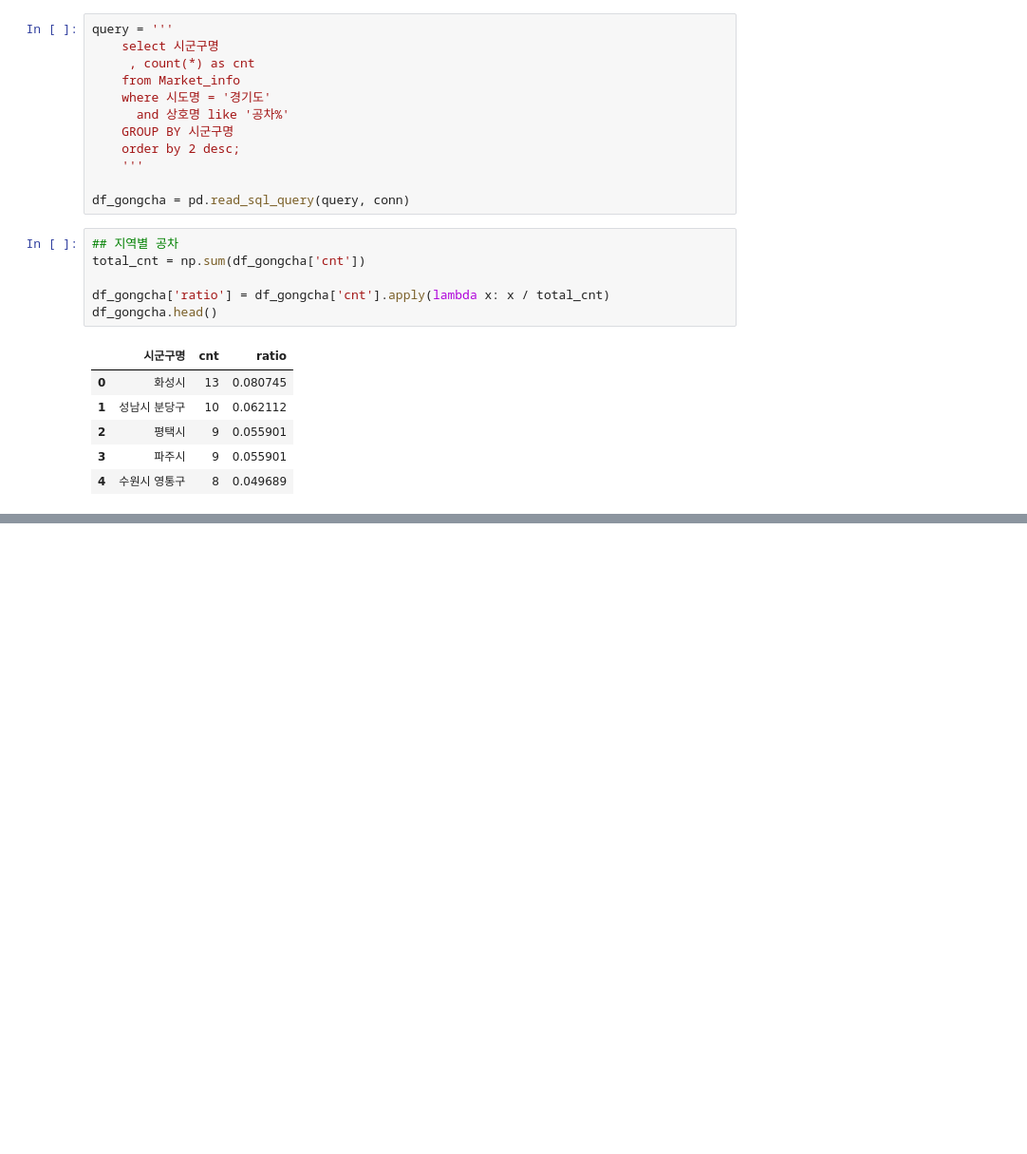
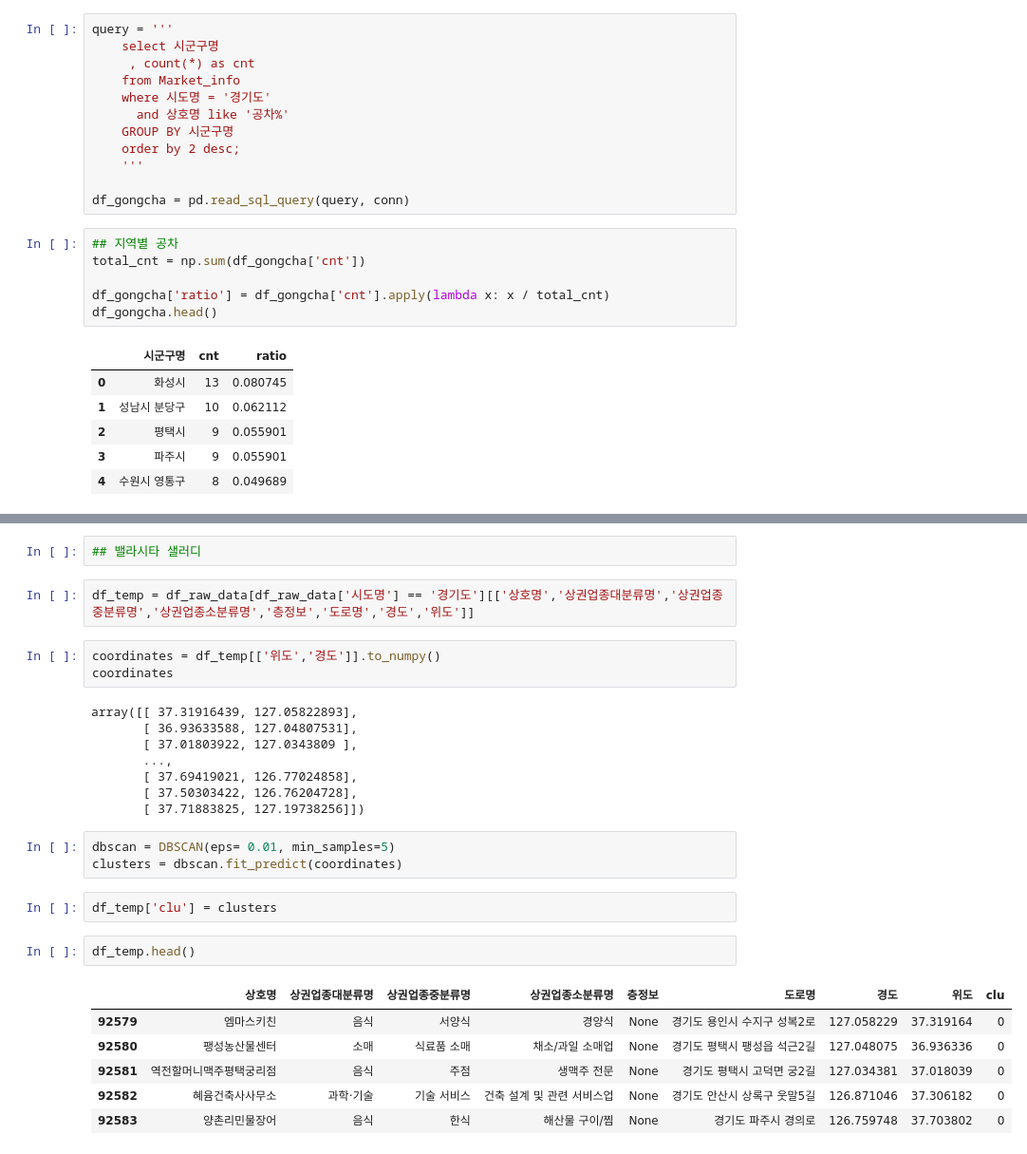
Before and after one commit to young2good/analysis_repo, a Jupyter notebook: temp_market_analysis.ipynb, the cells around one changed output, grey strips where cells are left out. Shown at 95% size. Saved outputs shown, nothing was run; the diff lists cells and outputs as text; blank space fills up the shorter version.

```diff
--- a/temp_market_analysis.ipynb
+++ b/temp_market_analysis.ipynb
@@ -137,0 +197,29 @@ df_gongcha.head()
+# %%
+## 밸라시타 샐러디
+# %%
+df_temp = df_raw_data[df_raw_data['시도명'] == '경기도'][['상호명','상권업종대분류명','상권업종중분류명','상권업종소분류명','층정보','도로명','경도','위도']]
+# %%
+coordinates = df_temp[['위도','경도']].to_numpy()
+coordinates
+# %% [output]
+array([[ 37.31916439, 127.05822893],
+       [ 36.93633588, 127.04807531],
+       [ 37.01803922, 127.0343809 ],
+       ...,
+       [ 37.69419021, 126.77024858],
+       [ 37.50303422, 126.76204728],
+       [ 37.71883825, 127.19738256]])
+# %%
+dbscan = DBSCAN(eps= 0.01, min_samples=5)
+clusters = dbscan.fit_predict(coordinates)
+# %%
+df_temp['clu'] = clusters
+# %%
+df_temp.head()
+# %% [output]
+|  | 상호명 | 상권업종대분류명 | 상권업종중분류명 | 상권업종소분류명 | 층정보 | 도로명 | 경도 | 위도 | clu |
+| 92579 | 엠마스키친 | 음식 | 서양식 | 경양식 | None | 경기도 용인시 수지구 성복2로 | 127.058229 | 37.319164 | 0 |
+| 92580 | 팽성농산물센터 | 소매 | 식료품 소매 | 채소/과일 소매업 | None | 경기도 평택시 팽성읍 석근2길 | 127.048075 | 36.936336 | 0 |
+| 92581 | 역전할머니맥주평택궁리점 | 음식 | 주점 | 생맥주 전문 | None | 경기도 평택시 고덕면 궁2길 | 127.034381 | 37.018039 | 0 |
+| 92582 | 혜윰건축사사무소 | 과학·기술 | 기술 서비스 | 건축 설계 및 관련 서비스업 | None | 경기도 안산시 상록구 웃말5길 | 126.871046 | 37.306182 | 0 |
+| 92583 | 양촌리민물장어 | 음식 | 한식 | 해산물 구이/찜 | None | 경기도 파주시 경의로 | 126.759748 | 37.703802 | 0 |
```
Also changed, not shown: parts of 11 cells of this notebook, 1 other file.
